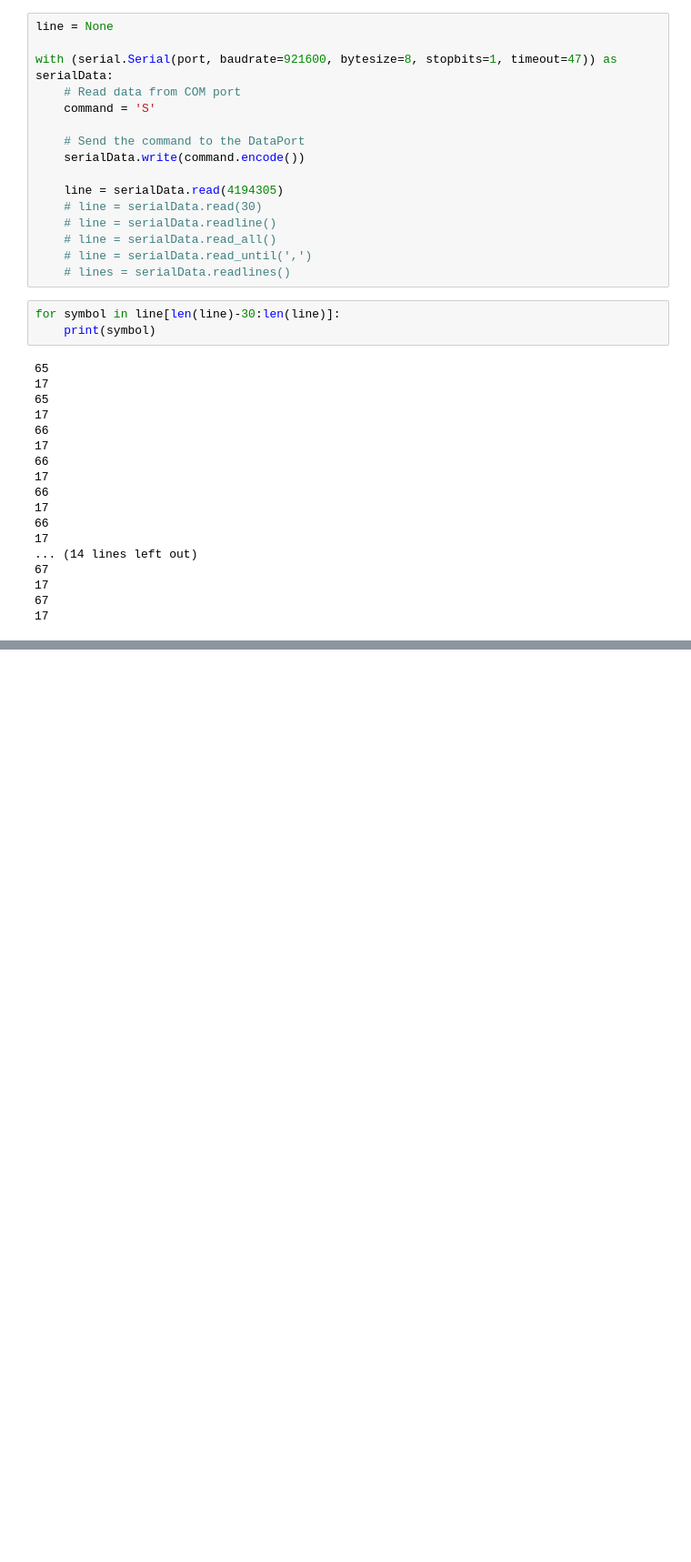
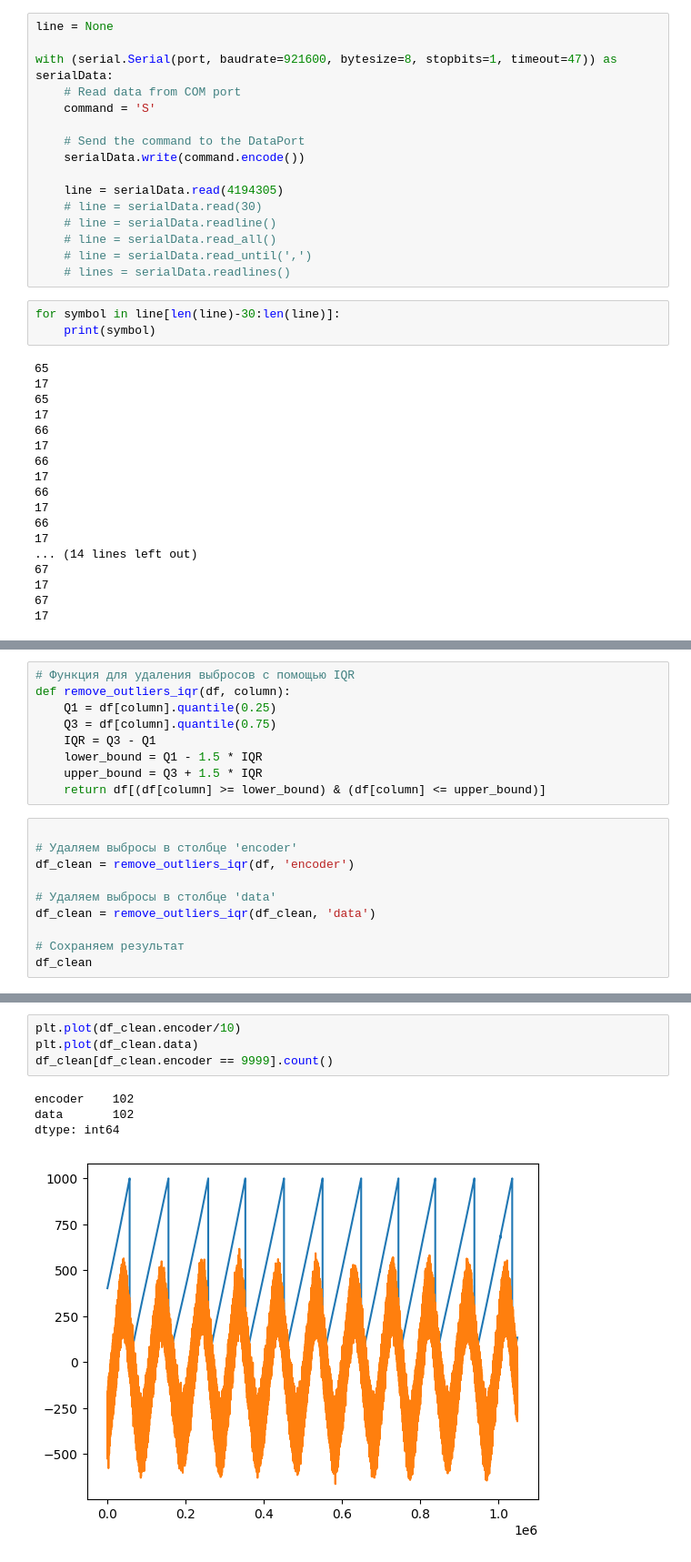
Before and after one commit to BuslaySt/Helmholz-Polymagnit, a Jupyter notebook: ReadData.ipynb, the cells around one changed output, grey strips where cells are left out. Shown at 91% size. Cells and saved outputs as stored; diff of their text form; blank space fills up the shorter version.

```diff
--- a/ReadData.ipynb
+++ b/ReadData.ipynb
@@ -144,0 +113,19 @@ df.head(20)
+# %%
+# Функция для удаления выбросов с помощью IQR
+def remove_outliers_iqr(df, column):
+    Q1 = df[column].quantile(0.25)
+    Q3 = df[column].quantile(0.75)
+    IQR = Q3 - Q1
+    lower_bound = Q1 - 1.5 * IQR
+    upper_bound = Q3 + 1.5 * IQR
+    return df[(df[column] >= lower_bound) & (df[column] <= upper_bound)]
+# %%
+
+# Удаляем выбросы в столбце 'encoder'
+df_clean = remove_outliers_iqr(df, 'encoder')
+
+# Удаляем выбросы в столбце 'data'
+df_clean = remove_outliers_iqr(df_clean, 'data')
+
+# Сохраняем результат
+df_clean
@@ -144,0 +146,9 @@ df.head(20)
+# %%
+plt.plot(df_clean.encoder/10)
+plt.plot(df_clean.data)
+df_clean[df_clean.encoder == 9999].count()
+# %% [output]
+encoder    102
+data       102
+dtype: int64
+[figure, added]
```
Also changed, not shown: parts of 6 cells of this notebook.
